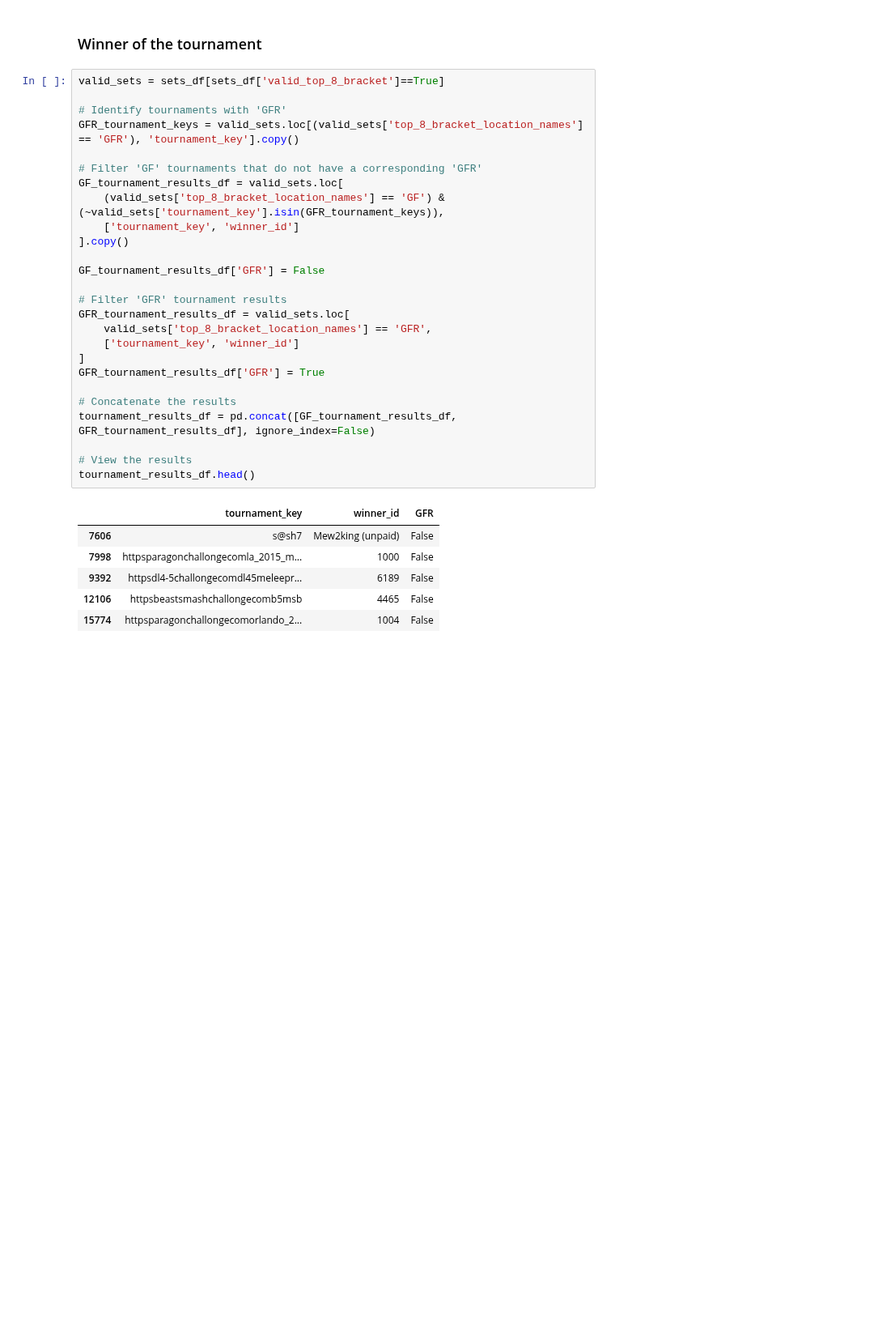
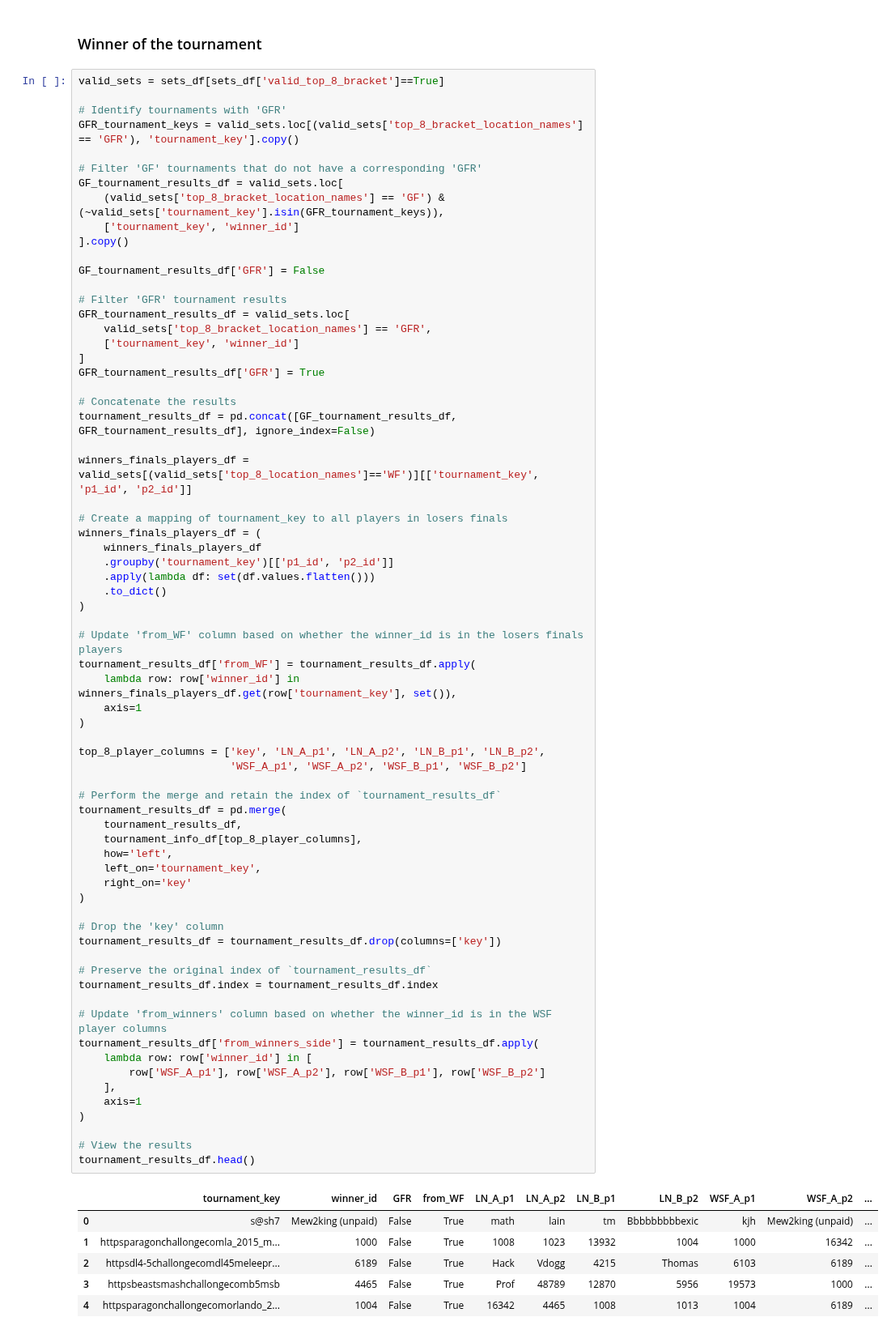
Before and after one commit to jjaw89/fall-2024-smash-melee-top-8-prediction, a Jupyter notebook: label_data/jaspar_label_6_tournament_winners_v2.ipynb, the cells around one changed output. Shown at 81% size. Saved outputs shown, nothing was run; the diff lists cells and outputs as text; blank space fills up the shorter version.

```diff
--- a/label_data/jaspar_label_6_tournament_winners_v2.ipynb
+++ b/label_data/jaspar_label_6_tournament_winners_v2.ipynb
@@ -132,33 +92,75 @@ valid_sets_df
 # %%
 valid_sets = sets_df[sets_df['valid_top_8_bracket']==True]
 
 # Identify tournaments with 'GFR'
 GFR_tournament_keys = valid_sets.loc[(valid_sets['top_8_bracket_location_names'] == 'GFR'), 'tournament_key'].copy()
 
 # Filter 'GF' tournaments that do not have a corresponding 'GFR'
 GF_tournament_results_df = valid_sets.loc[
     (valid_sets['top_8_bracket_location_names'] == 'GF') & (~valid_sets['tournament_key'].isin(GFR_tournament_keys)),
     ['tournament_key', 'winner_id']
 ].copy()
 
 GF_tournament_results_df['GFR'] = False
 
 # Filter 'GFR' tournament results
 GFR_tournament_results_df = valid_sets.loc[
     valid_sets['top_8_bracket_location_names'] == 'GFR',
     ['tournament_key', 'winner_id']
 ]
 GFR_tournament_results_df['GFR'] = True
 
 # Concatenate the results
 tournament_results_df = pd.concat([GF_tournament_results_df, GFR_tournament_results_df], ignore_index=False)
 
+winners_finals_players_df = valid_sets[(valid_sets['top_8_location_names']=='WF')][['tournament_key', 'p1_id', 'p2_id']]
+
+# Create a mapping of tournament_key to all players in losers finals
+winners_finals_players_df = (
+    winners_finals_players_df
+    .groupby('tournament_key')[['p1_id', 'p2_id']]
+    .apply(lambda df: set(df.values.flatten()))
+    .to_dict()
+)
+
+# Update 'from_WF' column based on whether the winner_id is in the losers finals players
+tournament_results_df['from_WF'] = tournament_results_df.apply(
+    lambda row: row['winner_id'] in winners_finals_players_df.get(row['tournament_key'], set()),
+    axis=1
+)
+
+top_8_player_columns = ['key', 'LN_A_p1', 'LN_A_p2', 'LN_B_p1', 'LN_B_p2',
+                        'WSF_A_p1', 'WSF_A_p2', 'WSF_B_p1', 'WSF_B_p2']
+
+# Perform the merge and retain the index of `tournament_results_df`
+tournament_results_df = pd.merge(
+    tournament_results_df,
+    tournament_info_df[top_8_player_columns],
+    how='left',
+    left_on='tournament_key',
+    right_on='key'
+)
+
+# Drop the 'key' column
+tournament_results_df = tournament_results_df.drop(columns=['key'])
+
+# Preserve the original index of `tournament_results_df`
+tournament_results_df.index = tournament_results_df.index
+
+# Update 'from_winners' column based on whether the winner_id is in the WSF player columns
+tournament_results_df['from_winners_side'] = tournament_results_df.apply(
+    lambda row: row['winner_id'] in [
+        row['WSF_A_p1'], row['WSF_A_p2'], row['WSF_B_p1'], row['WSF_B_p2']
+    ],
+    axis=1
+)
+
 # View the results
 tournament_results_df.head()
 # %% [output]
-|  | tournament_key | winner_id | GFR |
-| 7606 | s@sh7 | Mew2king (unpaid) | False |
-| 7998 | httpsparagonchallongecomla_2015_m... | 1000 | False |
-| 9392 | httpsdl4-5challongecomdl45meleepr... | 6189 | False |
-| 12106 | httpsbeastsmashchallongecomb5msb | 4465 | False |
-| 15774 | httpsparagonchallongecomorlando_2... | 1004 | False |
+|  | tournament_key | winner_id | GFR | from_WF | LN_A_p1 | LN_A_p2 | LN_B_p1 | LN_B_p2 | WSF_A_p1 | WSF_A_p2 | ... |
+| 0 | s@sh7 | Mew2king (unpaid) | False | True | math | lain | tm | Bbbbbbbbbexic | kjh | Mew2king (unpaid) | ... |
+| 1 | httpsparagonchallongecomla_2015_m... | 1000 | False | True | 1008 | 1023 | 13932 | 1004 | 1000 | 16342 | ... |
+| 2 | httpsdl4-5challongecomdl45meleepr... | 6189 | False | True | Hack | Vdogg | 4215 | Thomas | 6103 | 6189 | ... |
+| 3 | httpsbeastsmashchallongecomb5msb | 4465 | False | True | Prof | 48789 | 12870 | 5956 | 19573 | 1000 | ... |
+| 4 | httpsparagonchallongecomorlando_2... | 1004 | False | True | 16342 | 4465 | 1008 | 1013 | 1004 | 6189 | ... |
```
Also changed, not shown: parts of 12 cells of this notebook.
